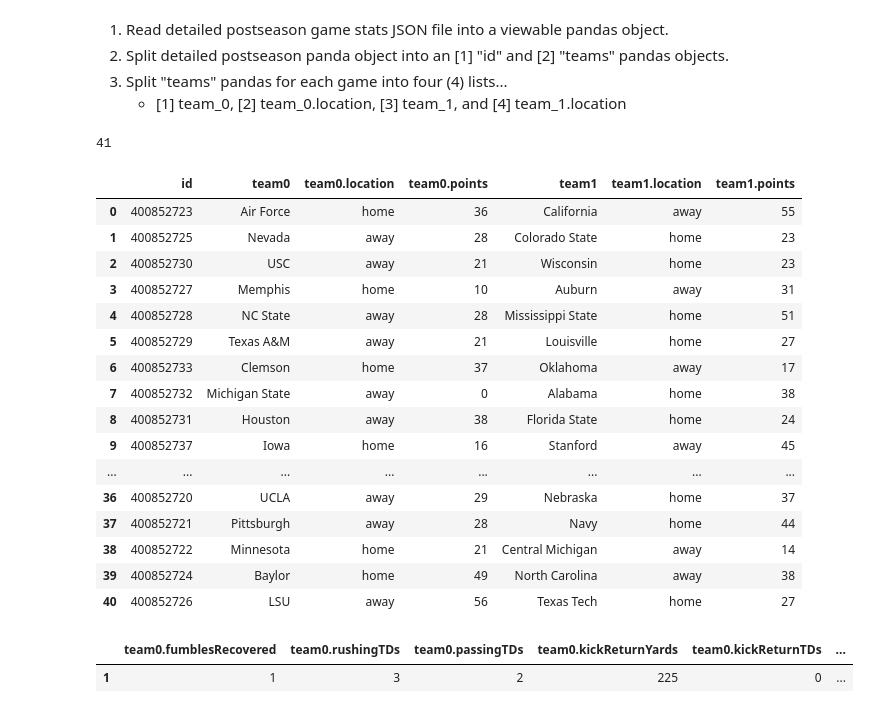
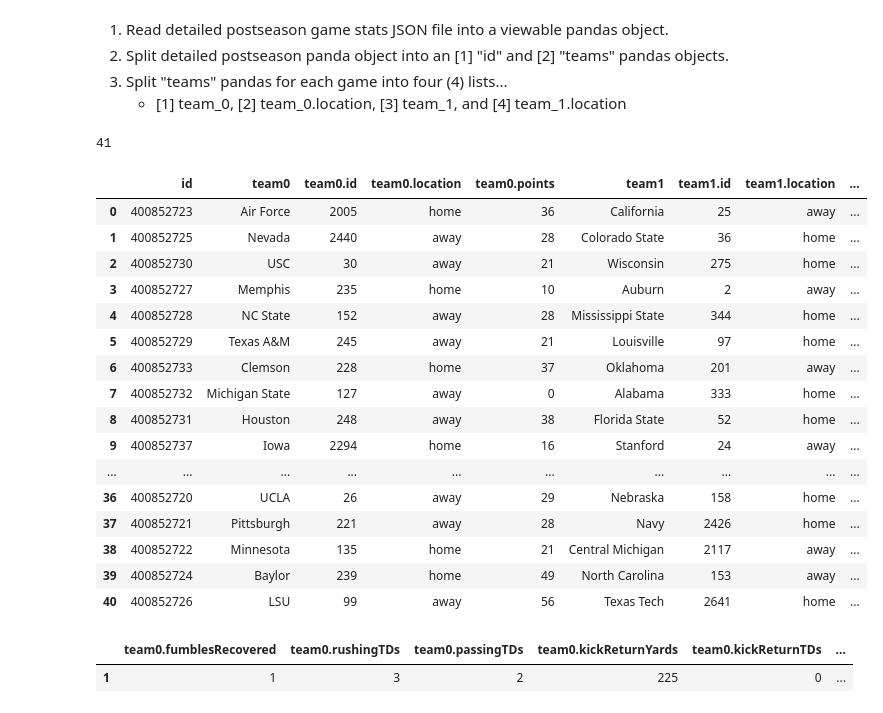
Before and after one commit to r-craig73/cfb_data_wrangling, a Jupyter notebook: cfb_stats_jsons_to_dataframe.ipynb, the cells around one changed output. Cells and saved outputs as stored; diff of their text form; code cells hidden in the pictures.

Commit message:
add teams id to basic game stats and advance game stats

```diff
--- a/cfb_stats_jsons_to_dataframe.ipynb
+++ b/cfb_stats_jsons_to_dataframe.ipynb
@@ -46,51 +46,53 @@ detailed_postseason = pd.read_json(json_detailed_postseason)
 # split detailed_postseason pandas object to list id_only (N-games x 1)
 id_only = detailed_postseason.drop(['teams'], axis=1)
 rows = id_only.shape[0]
 print(rows)
 
 # split detailed_postseason pandas object to list teams (N-games x 1)
 teams_only = detailed_postseason.drop(['id'], axis=1)
 
 # split detailed_postseason 'DataFrame' into a [1] teams[j][0]['teams_key'] list
 # & teams[j][1]['teams_key'] list (N-teams x 1)
 def teams_column(all_games, team_number, teams_key):
     teams_list = []
     for game in range(all_games):
         teams_list.append((teams_only['teams'][game][team_number][teams_key]))
     return teams_list
 
 team0_list = teams_column(rows, 0, 'school')
 team1_list = teams_column(rows, 1, 'school')
 team0_location_list = teams_column(rows, 0, 'homeAway')
 team1_location_list = teams_column(rows, 1, 'homeAway')
 team0_points_list = teams_column(rows, 0, 'points')
 team1_points_list = teams_column(rows, 1, 'points')
+team0_school_id_list = teams_column(rows, 0, 'schoolId')
+team1_school_id_list = teams_column(rows, 1, 'schoolId')
 
 # Combine the 4 list-Series into a DataFrame (N-teams x 4)
-teams_detail = pd.DataFrame({'team0': team0_list, 'team0.location': team0_location_list, 'team0.points': team0_points_list, 'team1' : team1_list,  'team1.location' : team1_location_list, 'team1.points': team1_points_list})
+teams_detail = pd.DataFrame({'team0': team0_list, 'team0.id': team0_school_id_list, 'team0.location': team0_location_list, 'team0.points': team0_points_list, 'team1' : team1_list,  'team1.id': team1_school_id_list, 'team1.location' : team1_location_list, 'team1.points': team1_points_list})
 
 # Join games id with team_0 and team_1 information
 id_teams_locations_df = id_only.join(teams_detail, on=None)
 id_teams_locations_df
 # %% [output]
 41
-|  | id | team0 | team0.location | team0.points | team1 | team1.location | team1.points |
-| 0 | 400852723 | Air Force | home | 36 | California | away | 55 |
-| 1 | 400852725 | Nevada | away | 28 | Colorado State | home | 23 |
-| 2 | 400852730 | USC | away | 21 | Wisconsin | home | 23 |
-| 3 | 400852727 | Memphis | home | 10 | Auburn | away | 31 |
-| 4 | 400852728 | NC State | away | 28 | Mississippi State | home | 51 |
-| 5 | 400852729 | Texas A&M | away | 21 | Louisville | home | 27 |
-| 6 | 400852733 | Clemson | home | 37 | Oklahoma | away | 17 |
-| 7 | 400852732 | Michigan State | away | 0 | Alabama | home | 38 |
-| 8 | 400852731 | Houston | away | 38 | Florida State | home | 24 |
-| 9 | 400852737 | Iowa | home | 16 | Stanford | away | 45 |
-| ... | ... | ... | ... | ... | ... | ... | ... |
-| 36 | 400852720 | UCLA | away | 29 | Nebraska | home | 37 |
-| 37 | 400852721 | Pittsburgh | away | 28 | Navy | home | 44 |
-| 38 | 400852722 | Minnesota | home | 21 | Central Michigan | away | 14 |
-| 39 | 400852724 | Baylor | home | 49 | North Carolina | away | 38 |
-| 40 | 400852726 | LSU | away | 56 | Texas Tech | home | 27 |
+|  | id | team0 | team0.id | team0.location | team0.points | team1 | team1.id | team1.location | ... |
+| 0 | 400852723 | Air Force | 2005 | home | 36 | California | 25 | away | ... |
+| 1 | 400852725 | Nevada | 2440 | away | 28 | Colorado State | 36 | home | ... |
+| 2 | 400852730 | USC | 30 | away | 21 | Wisconsin | 275 | home | ... |
+| 3 | 400852727 | Memphis | 235 | home | 10 | Auburn | 2 | away | ... |
+| 4 | 400852728 | NC State | 152 | away | 28 | Mississippi State | 344 | home | ... |
+| 5 | 400852729 | Texas A&M | 245 | away | 21 | Louisville | 97 | home | ... |
+| 6 | 400852733 | Clemson | 228 | home | 37 | Oklahoma | 201 | away | ... |
+| 7 | 400852732 | Michigan State | 127 | away | 0 | Alabama | 333 | home | ... |
+| 8 | 400852731 | Houston | 248 | away | 38 | Florida State | 52 | home | ... |
+| 9 | 400852737 | Iowa | 2294 | home | 16 | Stanford | 24 | away | ... |
+| ... | ... | ... | ... | ... | ... | ... | ... | ... | ... |
+| 36 | 400852720 | UCLA | 26 | away | 29 | Nebraska | 158 | home | ... |
+| 37 | 400852721 | Pittsburgh | 221 | away | 28 | Navy | 2426 | home | ... |
+| 38 | 400852722 | Minnesota | 135 | home | 21 | Central Michigan | 2117 | away | ... |
+| 39 | 400852724 | Baylor | 239 | home | 49 | North Carolina | 153 | away | ... |
+| 40 | 400852726 | LSU | 99 | away | 56 | Texas Tech | 2641 | home | ... |
 # %%
 # practicing reading JSON file with nested dictionaries
 # read detailed category stats from game #1, team0 [game0 until last row][team0 or team1] (read values from a "stats" dictionary)
```
Also changed, not shown: parts of 3 cells of this notebook.
